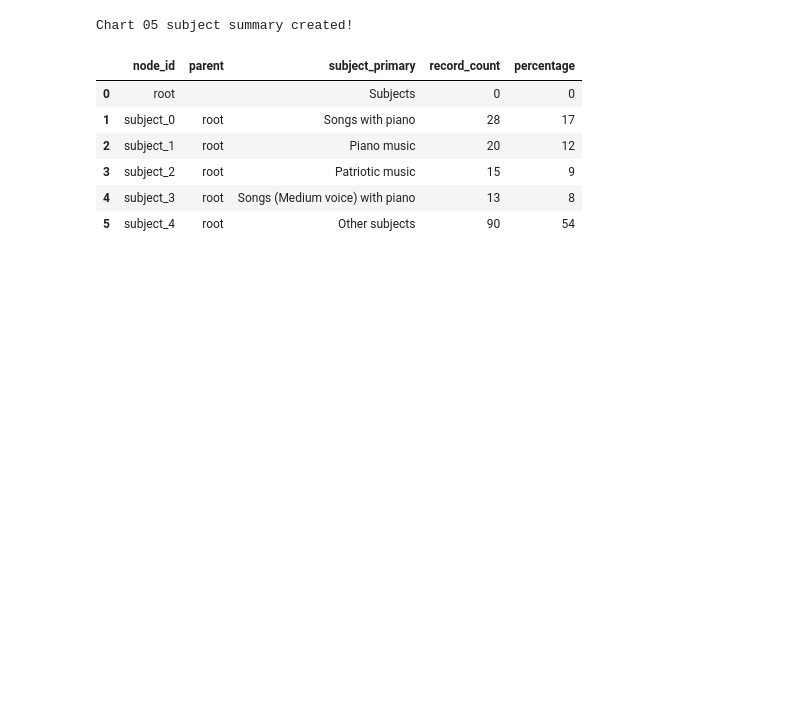
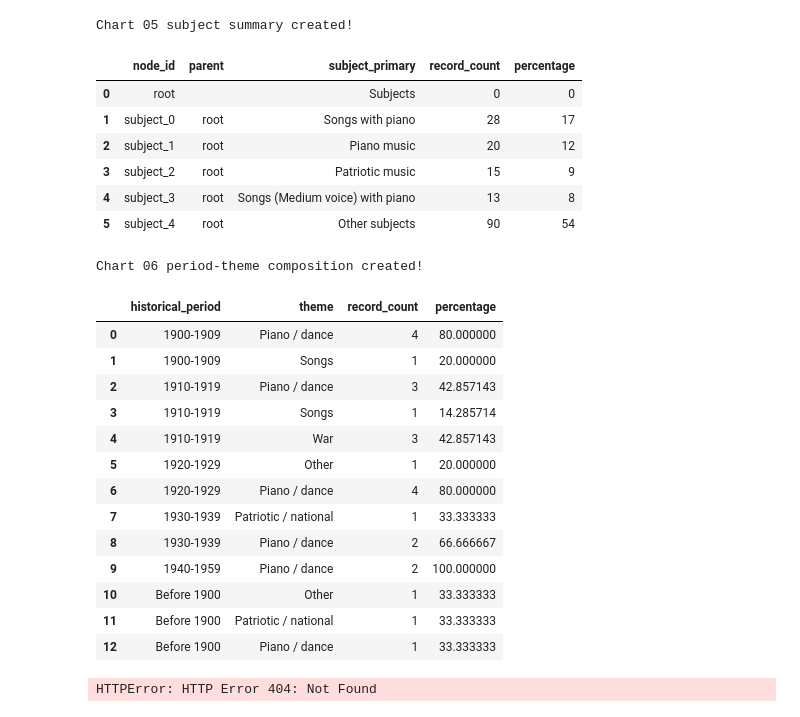
Before and after one commit to melissasara-mathews/Music-Memorabilia-Visualisation, a Jupyter notebook: data_preprocessing.ipynb, the cells around one changed output. Cells and saved outputs as stored; diff of their text form; code cells hidden in the pictures; blank space fills up the shorter version.

Commit message:
updated chart 6 and chart 7

```diff
--- a/data_preprocessing.ipynb
+++ b/data_preprocessing.ipynb
@@ -640,3 +640,79 @@ Chart 05 subject summary created!
 | 3 | subject_2 | root | Patriotic music | 15 | 9 |
 | 4 | subject_3 | root | Songs (Medium voice) with piano | 13 | 8 |
 | 5 | subject_4 | root | Other subjects | 90 | 54 |
+# %%
+# CHART 06 - THEME COMPOSITION BY HISTORICAL PERIOD
+period_theme = clean_df[
+    clean_df["historical_period"].notna() &
+    (clean_df["historical_period"] != "Unknown")
+].copy()
+
+# Count records for each theme within each period
+period_theme = (
+    period_theme
+    .groupby(["historical_period", "theme"])
+    .size()
+    .reset_index(name="record_count")
+)
+
+# Total records within each historical period
+period_totals = (
+    period_theme
+    .groupby("historical_period")["record_count"]
+    .transform("sum")
+)
+
+# Convert to percentage within each period
+period_theme["percentage"] = (
+    period_theme["record_count"] /
+    period_totals * 100
+)
+
+# Save
+period_theme.to_csv(
+    "data/clean/period_theme_composition.csv",
+    index=False
+)
+
+print("Chart 06 period-theme composition created!")
+period_theme
+# %% [output]
+Chart 06 period-theme composition created!
+|  | historical_period | theme | record_count | percentage |
+| 0 | 1900-1909 | Piano / dance | 4 | 80.000000 |
+| 1 | 1900-1909 | Songs | 1 | 20.000000 |
+| 2 | 1910-1919 | Piano / dance | 3 | 42.857143 |
+| 3 | 1910-1919 | Songs | 1 | 14.285714 |
+| 4 | 1910-1919 | War | 3 | 42.857143 |
+| 5 | 1920-1929 | Other | 1 | 20.000000 |
+| 6 | 1920-1929 | Piano / dance | 4 | 80.000000 |
+| 7 | 1930-1939 | Patriotic / national | 1 | 33.333333 |
+| 8 | 1930-1939 | Piano / dance | 2 | 66.666667 |
+| 9 | 1940-1959 | Piano / dance | 2 | 100.000000 |
+| 10 | Before 1900 | Other | 1 | 33.333333 |
+| 11 | Before 1900 | Patriotic / national | 1 | 33.333333 |
+| 12 | Before 1900 | Piano / dance | 1 | 33.333333 |
+# %%
+# CHART 07 - MELBOURNE LIVE MUSIC VENUE DOT MAP
+
+import json
+from urllib.request import urlopen
+
+boundary_url = (
+    "https://data.melbourne.vic.gov.au/api/explore/v2.1/"
+    "catalog/datasets/municipal-boundary/exports/geojson"
+)
+
+with urlopen(boundary_url) as response:
+    melbourne_boundary = json.load(response)
+
+with open(
+    "data/clean/melbourne_boundary.geojson",
+    "w",
+    encoding="utf-8"
+) as f:
+    json.dump(melbourne_boundary, f)
+
+print("Melbourne municipal boundary saved!")
+# %% [output]
+HTTPError: HTTP Error 404: Not Found
```
Also changed, not shown: 6 other files.
